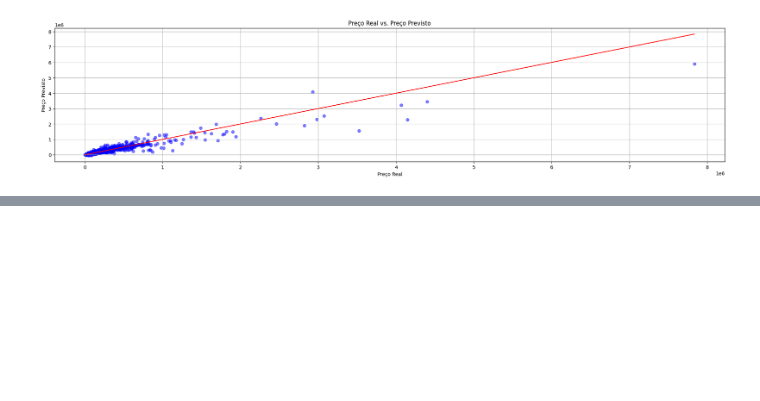
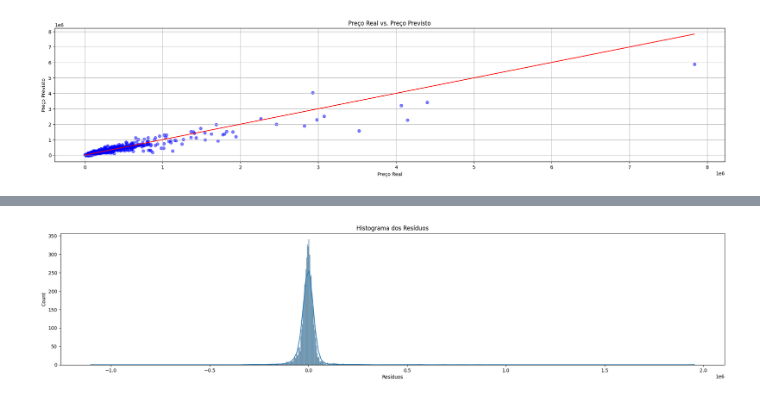
Before and after one commit to lcblcblcb10/Licitacoes_Caixa, a Jupyter notebook: Modelo_de_regressao_para_preco_de_imoveis.ipynb, the cells around one changed output, grey strips where cells are left out. Saved outputs shown, nothing was run; the diff lists cells and outputs as text; code cells hidden in the pictures; blank space fills up the shorter version.

```diff
--- a/Modelo_de_regressao_para_preco_de_imoveis.ipynb
+++ b/Modelo_de_regressao_para_preco_de_imoveis.ipynb
@@ -254,0 +282,9 @@ plt.show()
+# %%
+# Histograma dos Resíduos
+plt.figure(figsize=(25, 5))
+sns.histplot(residuos, kde=True)
+plt.xlabel('Resíduos')
+plt.title('Histograma dos Resíduos')
+plt.show()
+# %% [output]
+[figure, added]
```
Also changed, not shown: parts of 16 cells of this notebook.
